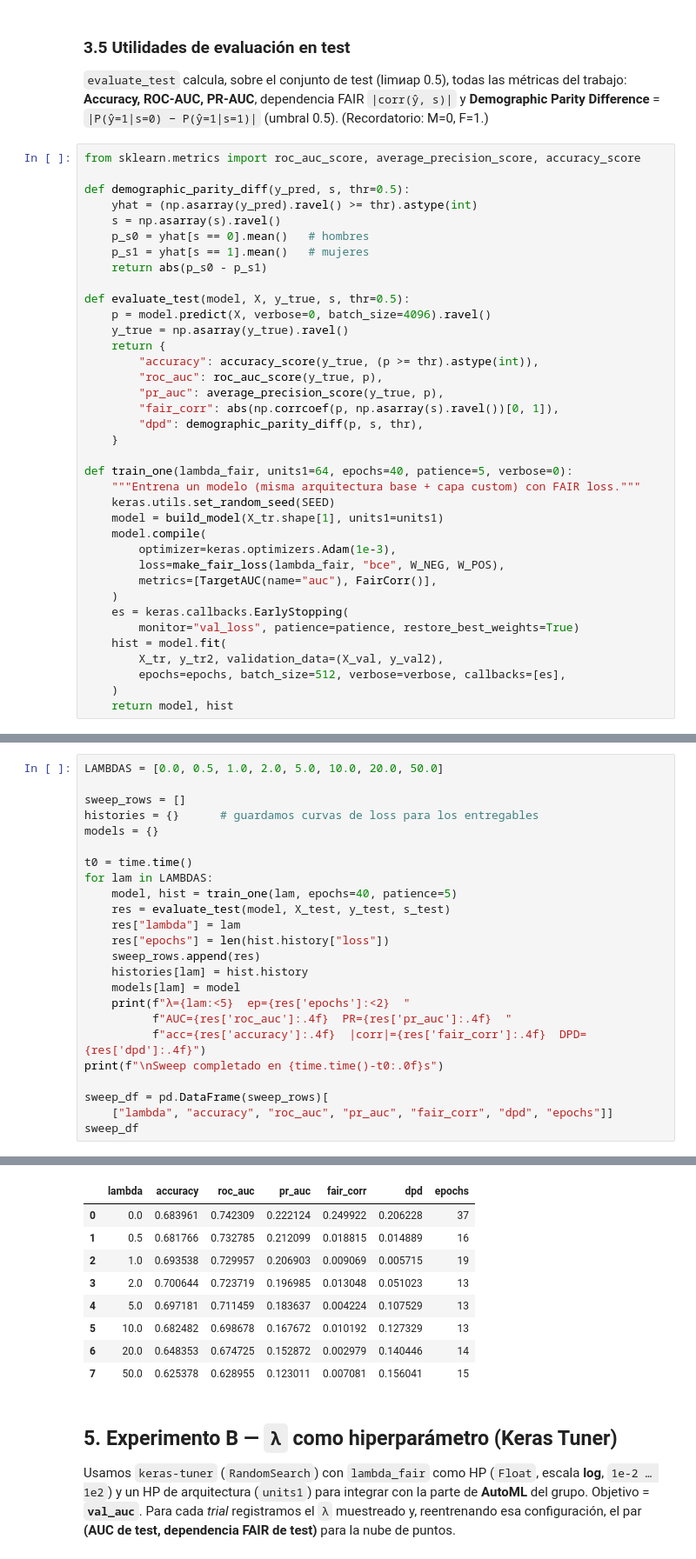
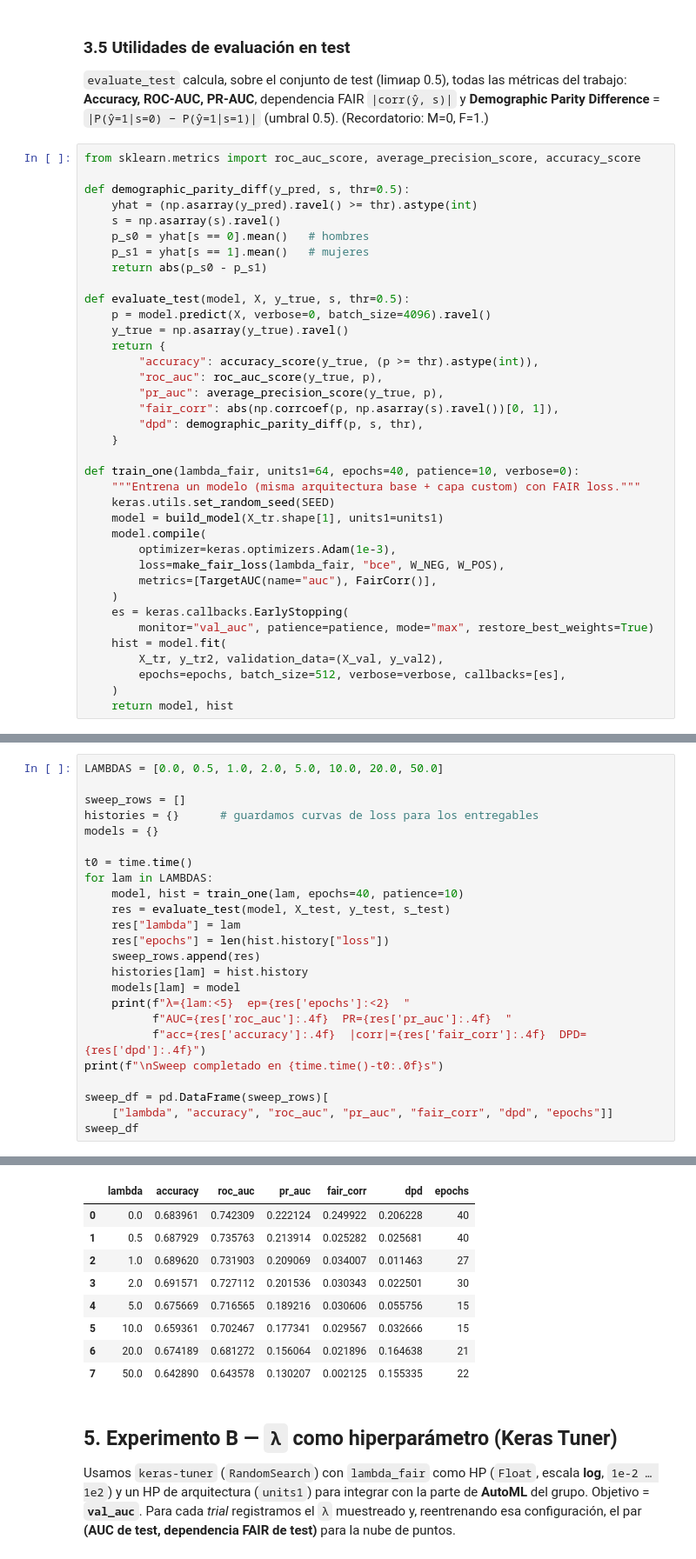
Before and after one commit to andrealaba1234/miax-b4t1, a Jupyter notebook: notebooks/02_fair_loss.ipynb, the cells around one changed output, grey strips where cells are left out. Shown at 87% size. Drawn from its saved outputs; the diff is of its cells as text.

```diff
--- a/notebooks/02_fair_loss.ipynb
+++ b/notebooks/02_fair_loss.ipynb
@@ -295,7 +290,7 @@ def evaluate_test(model, X, y_true, s, thr=0.5):
         "dpd": demographic_parity_diff(p, s, thr),
     }
 
-def train_one(lambda_fair, units1=64, epochs=40, patience=5, verbose=0):
+def train_one(lambda_fair, units1=64, epochs=40, patience=10, verbose=0):
     """Entrena un modelo (misma arquitectura base + capa custom) con FAIR loss."""
     keras.utils.set_random_seed(SEED)
     model = build_model(X_tr.shape[1], units1=units1)
@@ -305,7 +300,7 @@ def train_one(lambda_fair, units1=64, epochs=40, patience=5, verbose=0):
         metrics=[TargetAUC(name="auc"), FairCorr()],
     )
     es = keras.callbacks.EarlyStopping(
-        monitor="val_loss", patience=patience, restore_best_weights=True)
+        monitor="val_auc", patience=patience, mode="max", restore_best_weights=True)
     hist = model.fit(
         X_tr, y_tr2, validation_data=(X_val, y_val2),
         epochs=epochs, batch_size=512, verbose=verbose, callbacks=[es],
@@ -327,7 +322,7 @@ models = {}
 
 t0 = time.time()
 for lam in LAMBDAS:
-    model, hist = train_one(lam, epochs=40, patience=5)
+    model, hist = train_one(lam, epochs=40, patience=10)
     res = evaluate_test(model, X_test, y_test, s_test)
     res["lambda"] = lam
     res["epochs"] = len(hist.history["loss"])
@@ -357,12 +352,12 @@ Sweep completado en 282s
 |  | lambda | accuracy | roc_auc | pr_auc | fair_corr | dpd | epochs |
-| 0 | 0.0 | 0.683961 | 0.742309 | 0.222124 | 0.249922 | 0.206228 | 37 |
-| 1 | 0.5 | 0.681766 | 0.732785 | 0.212099 | 0.018815 | 0.014889 | 16 |
-| 2 | 1.0 | 0.693538 | 0.729957 | 0.206903 | 0.009069 | 0.005715 | 19 |
-| 3 | 2.0 | 0.700644 | 0.723719 | 0.196985 | 0.013048 | 0.051023 | 13 |
-| 4 | 5.0 | 0.697181 | 0.711459 | 0.183637 | 0.004224 | 0.107529 | 13 |
-| 5 | 10.0 | 0.682482 | 0.698678 | 0.167672 | 0.010192 | 0.127329 | 13 |
-| 6 | 20.0 | 0.648353 | 0.674725 | 0.152872 | 0.002979 | 0.140446 | 14 |
-| 7 | 50.0 | 0.625378 | 0.628955 | 0.123011 | 0.007081 | 0.156041 | 15 |
+| 0 | 0.0 | 0.683961 | 0.742309 | 0.222124 | 0.249922 | 0.206228 | 40 |
+| 1 | 0.5 | 0.687929 | 0.735763 | 0.213914 | 0.025282 | 0.025681 | 40 |
+| 2 | 1.0 | 0.689620 | 0.731903 | 0.209069 | 0.034007 | 0.011463 | 27 |
+| 3 | 2.0 | 0.691571 | 0.727112 | 0.201536 | 0.030343 | 0.022501 | 30 |
+| 4 | 5.0 | 0.675669 | 0.716565 | 0.189216 | 0.030606 | 0.055756 | 15 |
+| 5 | 10.0 | 0.659361 | 0.702467 | 0.177341 | 0.029567 | 0.032666 | 15 |
+| 6 | 20.0 | 0.674189 | 0.681272 | 0.156064 | 0.021896 | 0.164638 | 21 |
+| 7 | 50.0 | 0.642890 | 0.643578 | 0.130207 | 0.002125 | 0.155335 | 22 |
 # %% [markdown]
 ## 5. Experimento B — `λ` como hiperparámetro (Keras Tuner)
 
```
Also changed, not shown: parts of 10 cells of this notebook.
